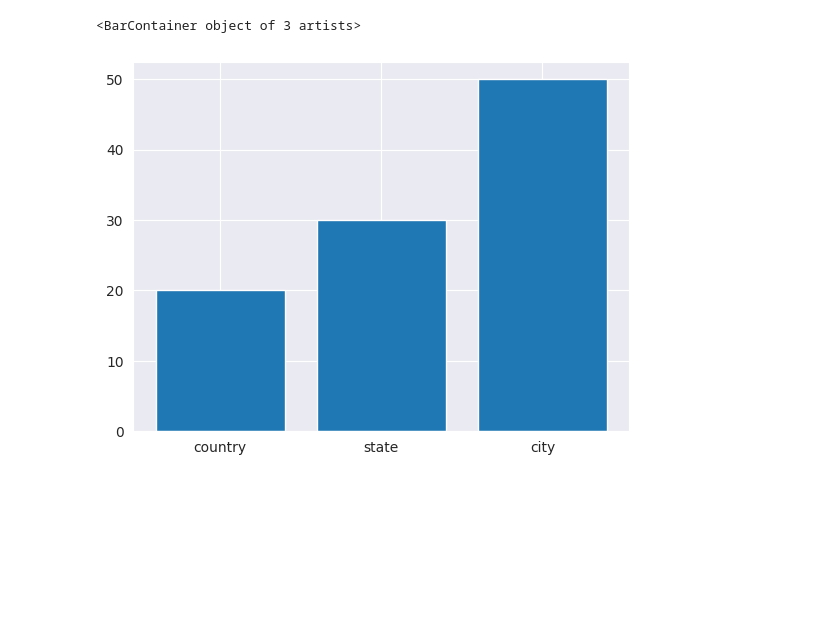
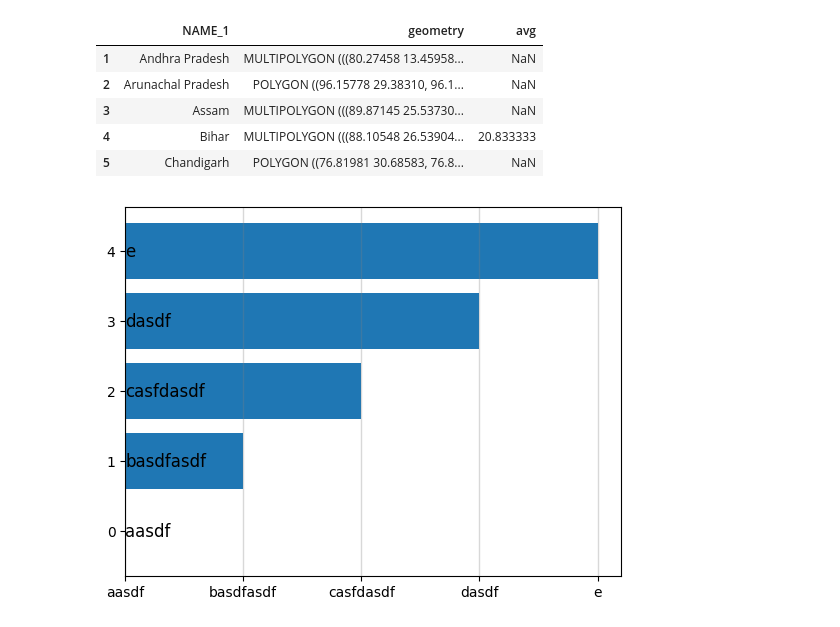
Before and after one commit to ilovetensor/air-pulse, a Jupyter notebook: nb-playground/aqi_trials.ipynb, the cells around one changed output. Saved outputs shown, nothing was run; the diff lists cells and outputs as text; code cells hidden in the pictures; blank space fills up the shorter version.

Commit message:
additional plot added, progress bar

```diff
--- a/nb-playground/aqi_trials.ipynb
+++ b/nb-playground/aqi_trials.ipynb
@@ -23,15 +23,47 @@ dd = df.groupby(['state','pollutant_id'])['pollutant_avg'].mean()
 # %%
 country_avg = df.groupby('pollutant_id')['pollutant_avg'].mean()
 state_avg = df.groupby(['state','pollutant_id'])['pollutant_avg'].mean()
+# %%
+filtered_state = state_avg.xs('SO2', level='pollutant_id')
+# %%
+dd = filtered_state.to_dict()
+# %%
+f['avg'] = f['NAME_1'].map(dd)
+# %%
+f.head()
+# %% [output]
+|  | NAME_1 | geometry | avg |
+| 1 | Andhra Pradesh | MULTIPOLYGON (((80.27458 13.45958... | NaN |
+| 2 | Arunachal Pradesh | POLYGON ((96.15778 29.38310, 96.1... | NaN |
+| 3 | Assam | MULTIPOLYGON (((89.87145 25.53730... | NaN |
+| 4 | Bihar | MULTIPOLYGON (((88.10548 26.53904... | 20.833333 |
+| 5 | Chandigarh | POLYGON ((76.81981 30.68583, 76.8... | NaN |
 # %%
 import matplotlib.pyplot as plt
+import numpy as np
 
-lst = [20, 30, 50]
-id = ['country', 'state', 'city']
-plt.bar(id, lst)
+fig, ax = plt.subplots(1,1)
+
+xvals = list('ABCDE')
+yvals = np.array(['aasdf', 'basdfasdf', 'casfdasdf', 'dasdf', 'e'])
+position = np.arange(len(xvals))
+
+mybars = plt.barh(position, yvals, align='center', linewidth=0)
+
+
+plt.grid(color='grey', linewidth=1, axis='x', alpha=0.3)
+
+for i, bar in enumerate(mybars):
+    yval = yvals[i]
+    ax.text(0, bar.get_y() + bar.get_height() / 2, f"{yval}", va='center', fontsize=12)
+
+
+
+
+
+plt.show()
 # %% [output]
-<BarContainer object of 3 artists>
-[figure, old version]
+[figure, new version]
 # %%
 import matplotlib.pyplot as plt
 
```
Also changed, not shown: parts of 10 cells of this notebook, 4 other files.
